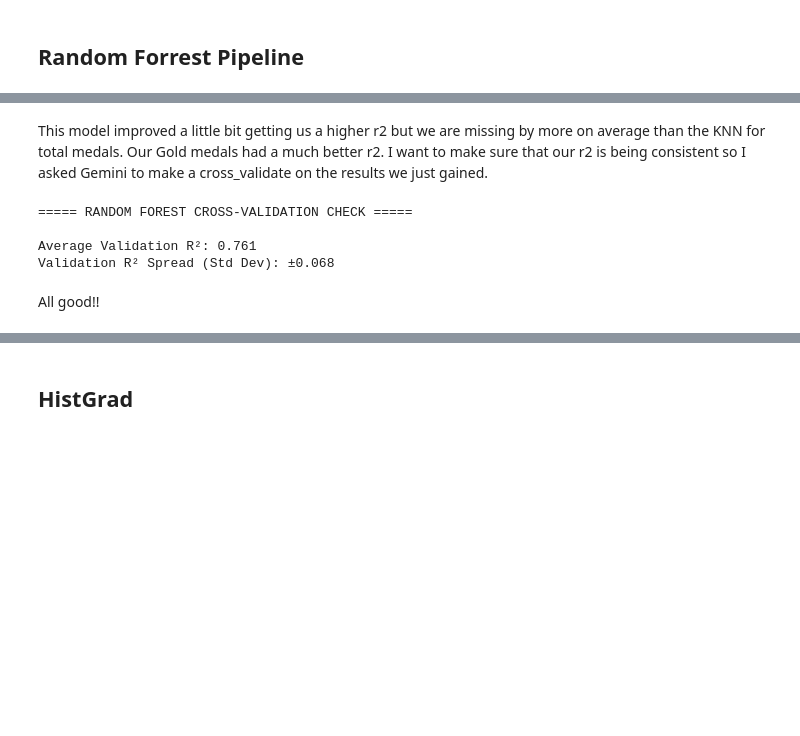
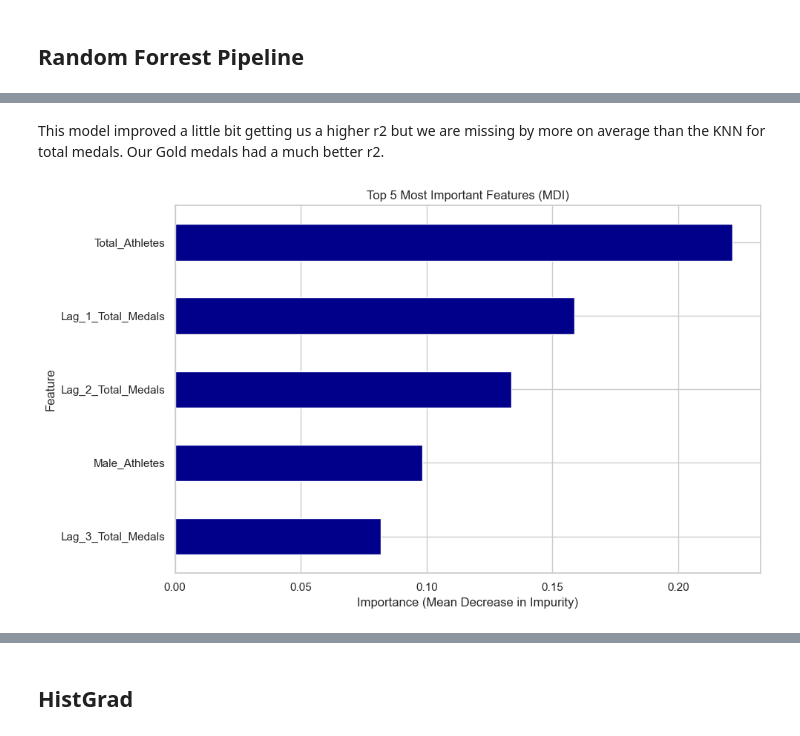
Before and after one commit to Corban-Freese/COMAP-MATH-4998, a Jupyter notebook: comap.ipynb, the cells around one changed output, grey strips where cells are left out. Cells and saved outputs as stored; diff of their text form; code cells hidden in the pictures; blank space fills up the shorter version.

```diff
--- a/comap.ipynb
+++ b/comap.ipynb
@@ -155,9 +190,22 @@ X_train, X_test, y_train_multi, y_test_multi = train_test_split(X, y, train_size
 # %% [markdown]
 ## Linear Pipeline
 # %%
-num = ['Total_Athletes', 'Historical_Efficiency']
-cat = ['is_Host']
-
+num = [
+    'Total_Athletes',
+    'Total_Historical_Efficiency',
+    'Male_Athletes',
+    'Female_Athletes',
+    'Unique_Sports',
+    'Lag_1_Efficiency',
+    'Lag_2_Efficiency',
+    'Lag_3_Efficiency',
+    'Lag_1_Total_Medals',
+    'Lag_2_Total_Medals',
+    'Lag_3_Total_Medals'
+]
+cat = [
+    'is_Host'
+]
 numeric_transformer = Pipeline(steps=[
     # Fills any blank numeric values with the median of that column
     ('imputer', SimpleImputer(strategy='median')),
@@ -401,29 +424,31 @@ MAE:      2.05 medals
 # %% [markdown]
-This model improved a little bit getting us a higher r2 but we are missing by more on average than the KNN for total medals. Our Gold medals had a much better r2. I want to make sure that our r2 is being consistent so I asked Gemini to make a cross_validate on the results we just gained.
+This model improved a little bit getting us a higher r2 but we are missing by more on average than the KNN for total medals. Our Gold medals had a much better r2.
-# %%
-cv_rf_results = cross_validate(
-    estimator=best_rf,         # The winning model from your GridSearch
-    X=X_train,                 # The training features
-    y=y_train_multi,           # The training targets
-    cv=rf_cv,                  # Your 5-fold cross-validator
-    scoring='r2',              # We want the R² score
-    return_train_score=True    # CRITICAL: Let's us see if the model is memorizing data
-)
-
-# 2. Extract the scores
-train_scores = cv_rf_results['train_score']
-test_scores = cv_rf_results['test_score']
-
-# 3. Print the fold-by-fold breakdown
-print("===== RANDOM FOREST CROSS-VALIDATION CHECK =====")
-
-# 4. Calculate the average and consistency (Standard Deviation)
-print(f"\nAverage Validation R²: {test_scores.mean():.3f}")
-print(f"Validation R² Spread (Std Dev): ±{test_scores.std():.3f}")
-# %% [output]
-===== RANDOM FOREST CROSS-VALIDATION CHECK =====
-
-Average Validation R²: 0.761
-Validation R² Spread (Std Dev): ±0.068
-# %% [markdown]
-All good!!
+# %%
+# 1. Extract the specific pieces from your best pipeline
+# best_rf is your Pipeline object. We need the preprocessor and the actual Random Forest model.
+preprocessor = best_rf.named_steps['preprocessor']
+rf_model = best_rf.named_steps['rf']
+
+# 2. Get the Feature Names out of the Preprocessor
+# The preprocessor creates an array of names, but they often have prefixes like 'num__' or 'cat__'
+raw_feature_names = preprocessor.get_feature_names_out()
+clean_feature_names = [name.split('__')[-1] for name in raw_feature_names]
+
+# Extract the feature importances from the model
+importances = rf_model.feature_importances_
+
+# Bind them to our clean feature names and sort them
+importance_series = pd.Series(importances, index=clean_feature_names)
+top_5_importances = importance_series.sort_values(ascending=False).head(5)
+
+# Plot the bar chart
+plt.figure(figsize=(10, 6))
+# We sort ascending just for plotting so the biggest bar is on top
+top_5_importances.sort_values(ascending=True).plot(kind='barh', color='darkblue')
+plt.title('Top 5 Most Important Features (MDI)')
+plt.xlabel('Importance (Mean Decrease in Impurity)')
+plt.ylabel('Feature')
+plt.tight_layout()
+plt.show()
+# %% [output]
+[figure, added]
```
Also changed, not shown: parts of 24 cells of this notebook, 3 other files.
